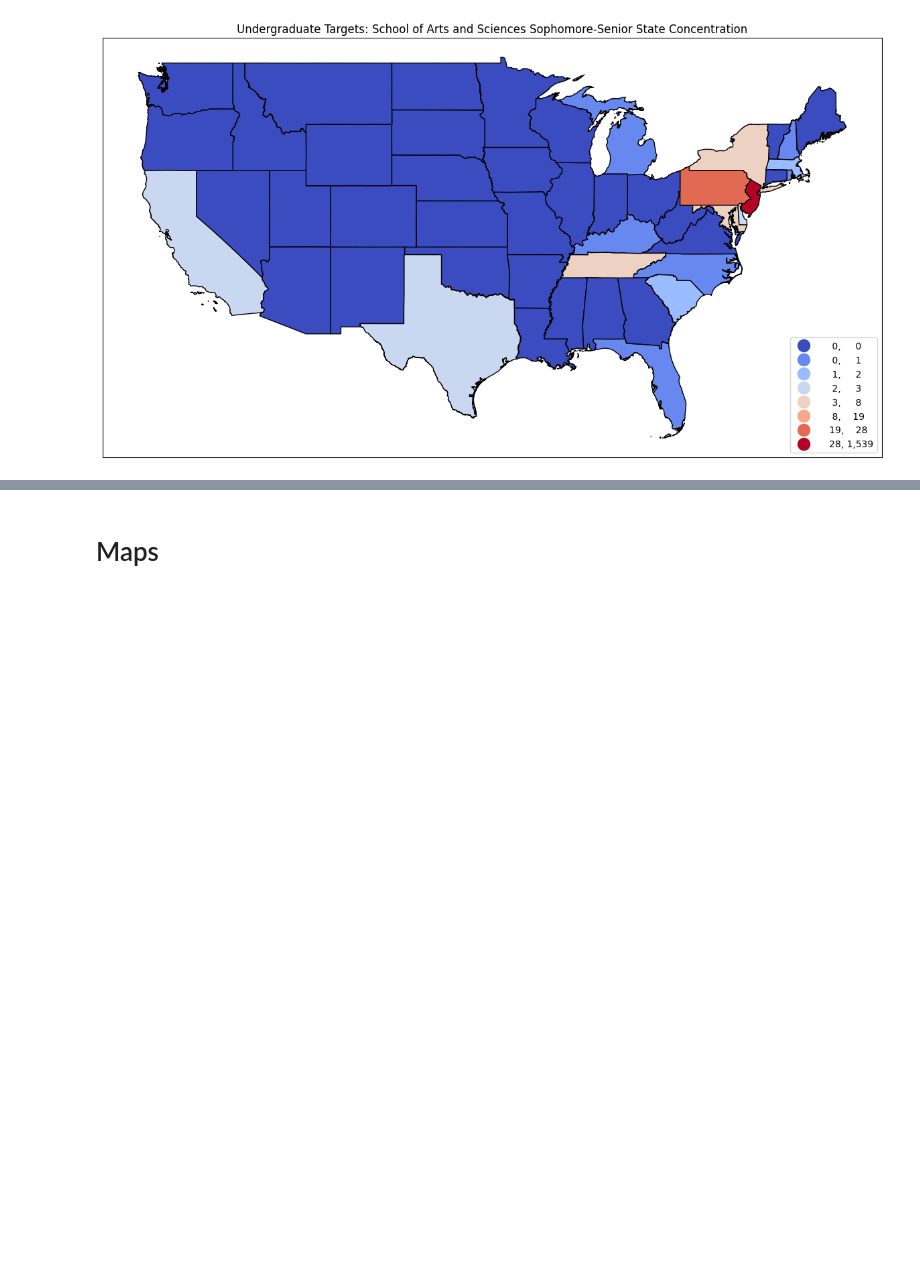
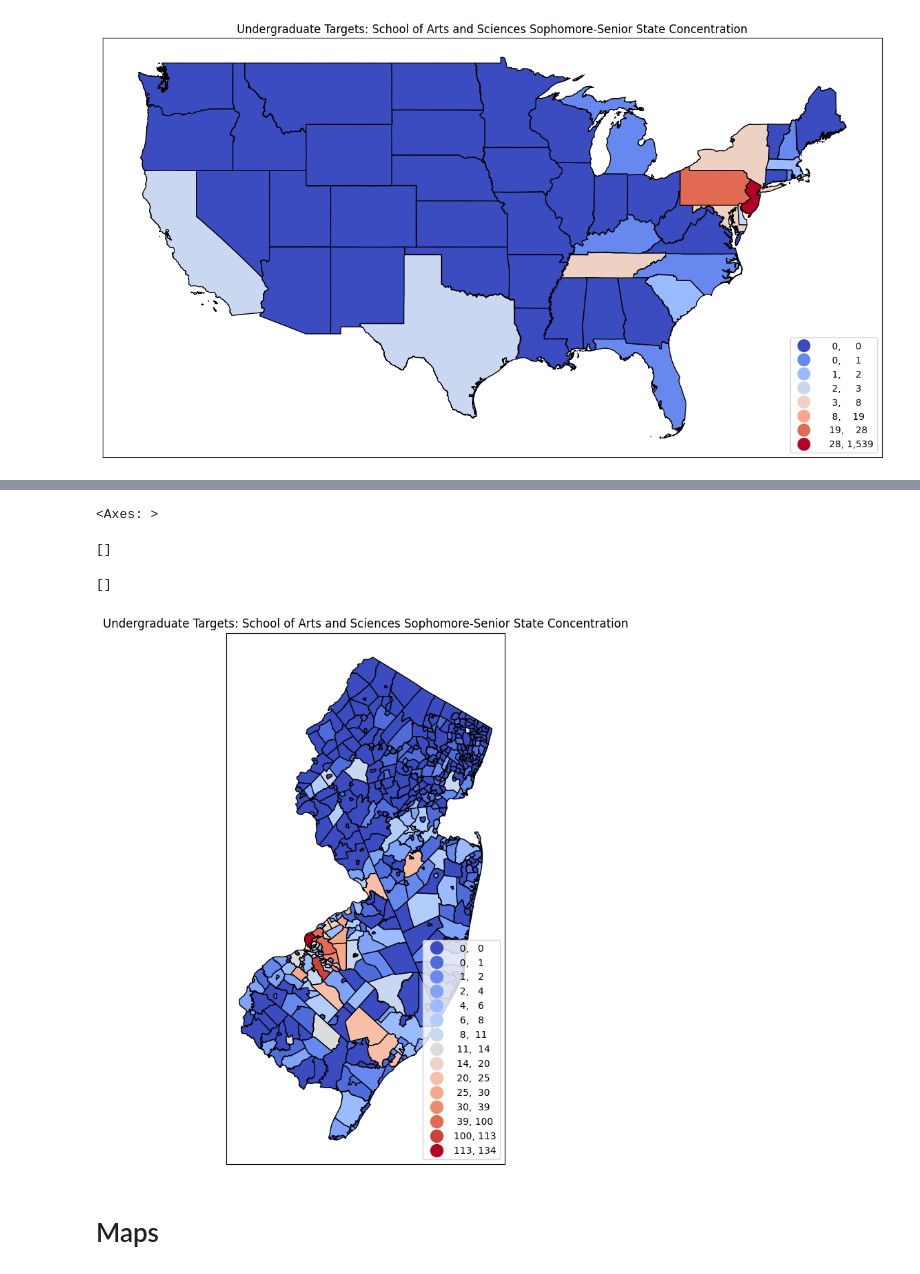
Before and after one commit to ewattudo/gis, a Jupyter notebook: PS1.ipynb, the cells around one changed output, grey strips where cells are left out. Drawn from its saved outputs; the diff is of its cells as text; code cells hidden in the pictures; blank space fills up the shorter version.

Commit message:
Added a NJ UG Map. Looks good.

```diff
--- a/PS1.ipynb
+++ b/PS1.ipynb
@@ -118,3 +118,11 @@ print(NJC.MUN_LABEL.unique())
  'Phillipsburg Town' 'Pohatcong Township' 'White Township'
  'Harmony Township' 'Pennsauken Township' 'Collingswood Borough'
  'Camden City' 'Washington Borough']
+# %%
+#After a lot of mapping, of the data I had with the the list above, I have this final list. GIGO!
+#I keep running into issues when I try to use old code to download CSV files. I had to get Gemini help again.
+# Download the raw CSV data
+!wget 'https://raw.githubusercontent.com/ewattudo/gis/main/UG%20NJ%20Cities.csv' -O UGNJCities.csv
+
+#Read the downloaded CSV file using pandas
+UGNJC = pd.read_csv('UGNJCities.csv')
@@ -136,3 +157,6 @@ lower = lower.rename(columns={'STATE':'STATE_FULL','STUSPS':'STATE'})
+# %%
+#The AI anticipated that I wanted to rename City to MUN_LABEL, that's pretty cool. I started to write the code and it suggested it.
+UGNJC = UGNJC.rename(columns={'City':'MUN_LABEL'})
 # %% [markdown]
 # Merging
 # %%
@@ -218,3 +242,7 @@ ax.set_yticks([]) #kills xticks
 []
 []
 [figure]
+# %%
+#Merging Lower with UG Data
+NJUGMAP2 = pd.merge(NJC,UGNJC, on='MUN_LABEL',how='outer',indicator=True)
+NJUGMAP2[['MUN_LABEL','Total','_merge']]
@@ -220,0 +263,4 @@ ax.set_yticks([]) #kills xticks
+# %%
+#I want the NaNs to be 0, I like the way that looks better
+NJUGMAP2['Total'] = NJUGMAP2['Total'].fillna(0)
+NJUGMAP2[['MUN_LABEL','Total','_merge']]
@@ -221,3 +281,17 @@ ax.set_yticks([]) #kills xticks
+# %%
+fig, ax = plt.subplots(1, figsize=(6,10))
+NJUGMAP2.plot(ax=ax,column='Total',legend=True,cmap='coolwarm',
+          scheme='natural_breaks',k=15, edgecolor='black',linewidth=1,
+          legend_kwds= {"fmt": "{:,.0f}",'loc':'lower right','markerscale':1.4})
+leg1 = ax.get_legend()
+ax.title.set_text("Undergraduate Targets: School of Arts and Sciences Sophomore-Senior State Concentration")
+ax.set_xticks([]) #kills xticks
+ax.set_yticks([]) #kills xticks
+# %% [output]
+<Axes: >
+[]
+[]
+[figure, added]
 # %% [markdown]
 # Maps
 # %% [markdown]
```
Also changed, not shown: parts of 4 cells of this notebook.
